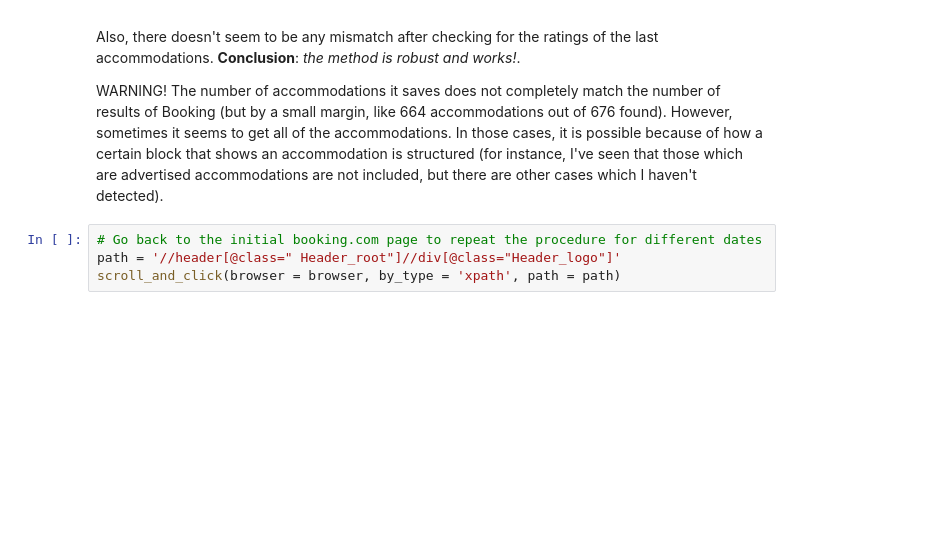
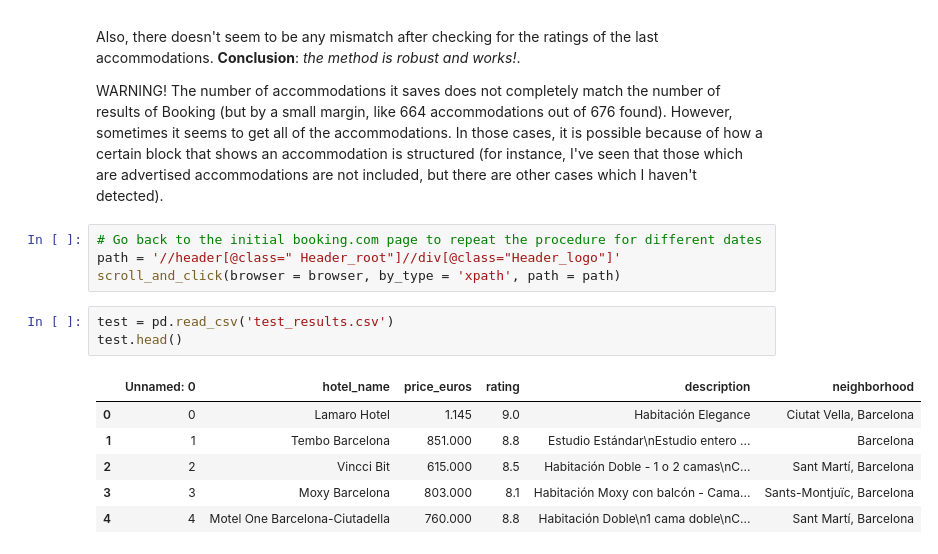
Before and after one commit to pablo-fdz/ITM_hw1, a Jupyter notebook: scraping_experimental_pablo.ipynb, the cells around one changed output. Drawn from its saved outputs; the diff is of its cells as text; blank space fills up the shorter version.

Commit message:
Completed basic script for scraping all results

```diff
--- a/scraping_pablo.ipynb
+++ b/scraping_experimental_pablo.ipynb
@@ -657,3 +657,13 @@ WARNING! The number of accommodations it saves does not completely match the num
 # Go back to the initial booking.com page to repeat the procedure for different dates
 path = '//header[@class=" Header_root"]//div[@class="Header_logo"]'
 scroll_and_click(browser = browser, by_type = 'xpath', path = path)
+# %%
+test = pd.read_csv('test_results.csv')
+test.head()
+# %% [output]
+|  | Unnamed: 0 | hotel_name | price_euros | rating | description | neighborhood |
+| 0 | 0 | Lamaro Hotel | 1.145 | 9.0 | Habitación Elegance | Ciutat Vella, Barcelona |
+| 1 | 1 | Tembo Barcelona | 851.000 | 8.8 | Estudio Estándar\nEstudio entero ... | Barcelona |
+| 2 | 2 | Vincci Bit | 615.000 | 8.5 | Habitación Doble - 1 o 2 camas\nC... | Sant Martí, Barcelona |
+| 3 | 3 | Moxy Barcelona | 803.000 | 8.1 | Habitación Moxy con balcón - Cama... | Sants-Montjuïc, Barcelona |
+| 4 | 4 | Motel One Barcelona-Ciutadella | 760.000 | 8.8 | Habitación Doble\n1 cama doble\nC... | Sant Martí, Barcelona |
```
Also changed, not shown: 2 other files.
